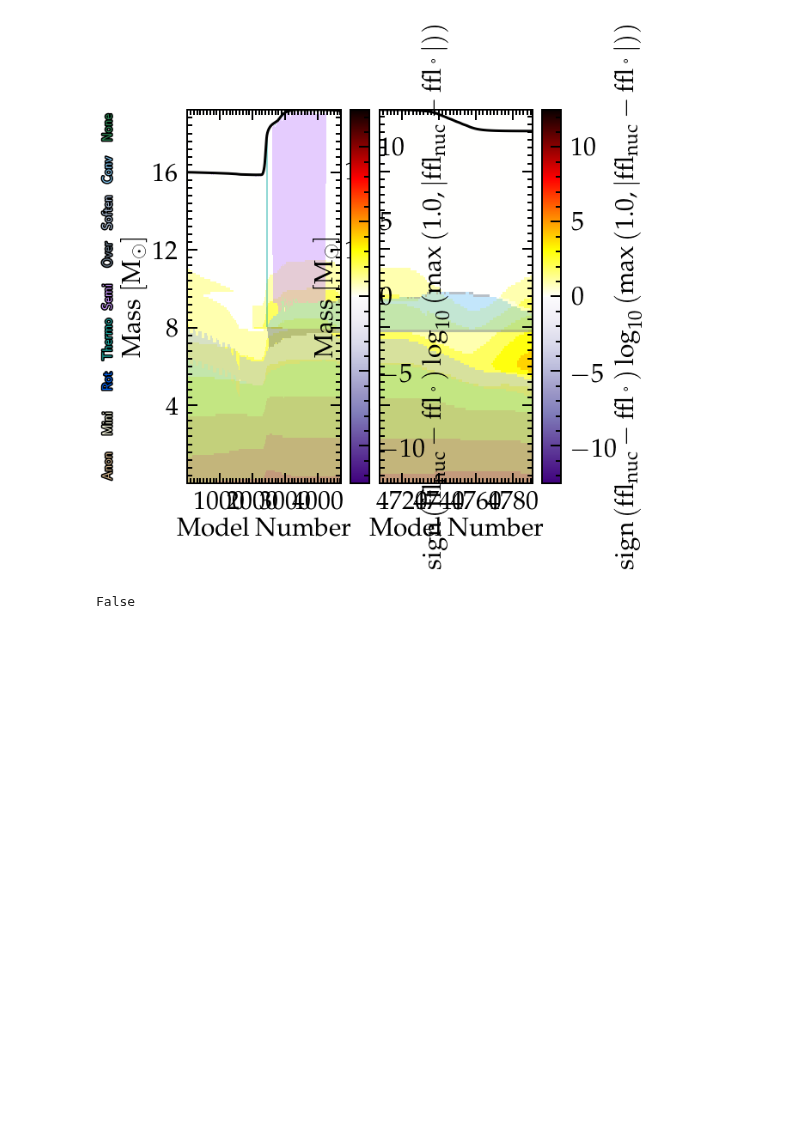
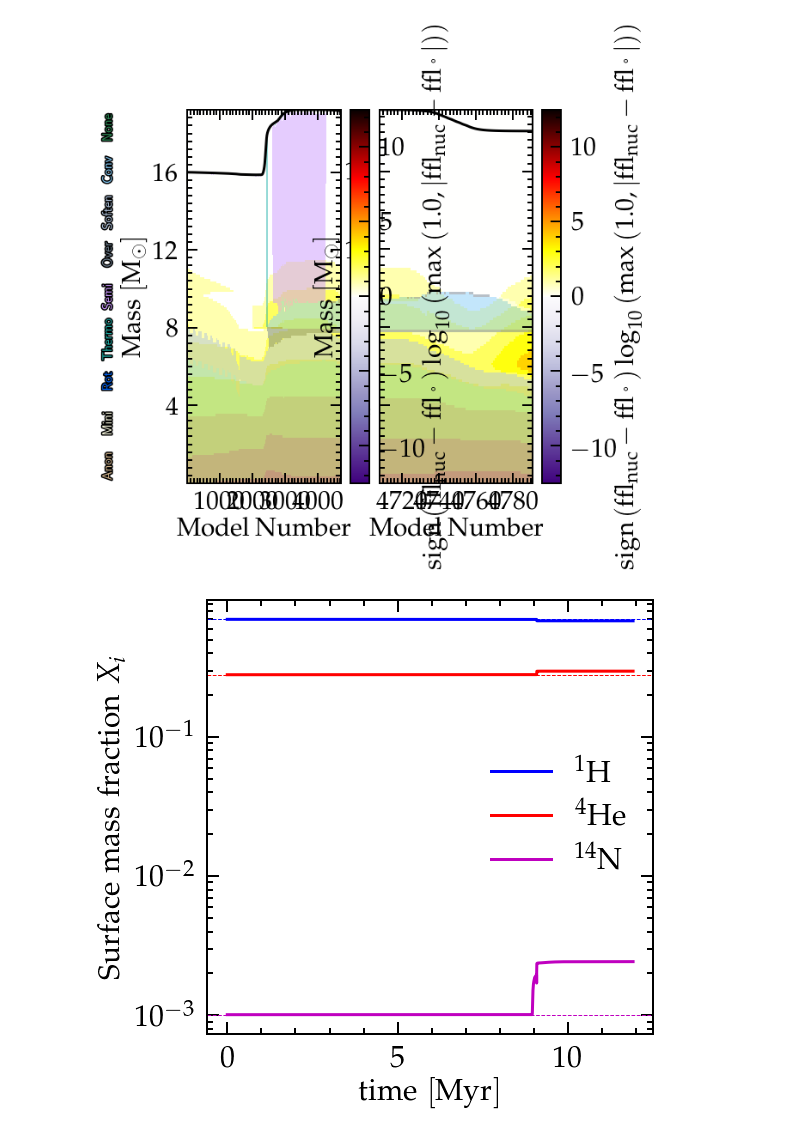
Before and after one commit to mathren/zeta_oph, a Jupyter notebook: notebooks/zeta_ophiuchi_models.ipynb, the cells around one changed output. Saved outputs shown, nothing was run; the diff lists cells and outputs as text; code cells hidden in the pictures; blank space fills up the shorter version.

```diff
--- a/notebooks/zeta_ophiuchi_models.ipynb
+++ b/notebooks/zeta_ophiuchi_models.ipynb
@@ -184,48 +197,48 @@ Kippenhahn_combined(binary, accretor_to_TAMS_from_model)
 # %%
 # surface composition
 # He surface abundance vs. time
 def plot_surface_abundances(binary, accretor_to_TAMS):
     src, col = getSrcCol(binary+'/history.data')
     src2, col2 = getSrcCol(accretor_to_TAMS+'/history.data')
 
     he4_1 = src[:, col.index("surface_he4")]
     h1_1  = src[:, col.index("surface_h1")]
     n14_1 = src[:, col.index("surface_n14")]
     c12_1 = src[:, col.index("surface_c12")]
     t_1   = src[:, col.index("star_age")]*1e-6
 
     he4_2 = src2[:, col2.index("surface_he4")]
     h1_2  = src2[:, col2.index("surface_h1")]
     n14_2 = src2[:, col2.index("surface_n14")]
     c12_2 = src2[:, col2.index("surface_c12")]
     t_2   = src2[:, col2.index("star_age")]*1e-6
 
-    he4_1 = np.concatenate(())
-    h1_1  =
-    n14_1 =
-    c12_1 =
-    t_1   =
+    he4 = np.concatenate((he4_1, he4_2))
+    h1  = np.concatenate((h1_1, h1_2 ))
+    n14 = np.concatenate((n14_1, n14_2))
+    c12 = np.concatenate((c12_1, c12_2))
+    t   = np.concatenate((t_1, t_2))
 
-    # fig = plt.figure()
-    # gs = gridspec.GridSpec(100, 100)
-    # ax = fig.add_subplot(gs[:,:])
+    fig = plt.figure()
+    gs = gridspec.GridSpec(100, 100)
+    ax = fig.add_subplot(gs[:,:])
 
-    # ax.plot(t, h1,  c='b', label=r"$^1\mathrm{H}$")
-    # ax.plot(t, he4, c='r', label=r"$^4\mathrm{He}$")
-    # ax.plot(t, n14, c='m', label=r"$^{14}\mathrm{N}$")
+    ax.plot(t, h1,  c='b', label=r"$^1\mathrm{H}$")
+    ax.plot(t, he4, c='r', label=r"$^4\mathrm{He}$")
+    ax.plot(t, n14, c='m', label=r"$^{14}\mathrm{N}$")
 
-    # ax.axhline(h1[0],0,1, c='b',ls='--', lw=1)
-    # ax.axhline(he4[0],0,1,c='r',ls='--', lw=1 )
-    # ax.axhline(n14[0],0,1,c='m',ls='--', lw=1 )
+    ax.axhline(h1[0],0,1, c='b',ls='--', lw=1)
+    ax.axhline(he4[0],0,1,c='r',ls='--', lw=1 )
+    ax.axhline(n14[0],0,1,c='m',ls='--', lw=1 )
 
 
-    # ax.set_xlabel(r"$\mathrm{time \ [Myr]}$")
-    # ax.set_ylabel(r"$\mathrm{Surface\ mass\ fraction}\ X_i$")
+    ax.set_xlabel(r"$\mathrm{time \ [Myr]}$")
+    ax.set_ylabel(r"$\mathrm{Surface\ mass\ fraction}\ X_i$")
     # ax.set_xlim(xmin=8.5, xmax=10)
-    # ax.set_yscale('log')
-    # ax.legend()
+    ax.set_yscale('log')
+    ax.legend()
 
 #test
 plot_surface_abundances(binary, accretor_to_TAMS_from_model)
 # %% [output]
-False
+[figure, added]
```
Also changed, not shown: parts of 3 cells of this notebook, 1 other file.
